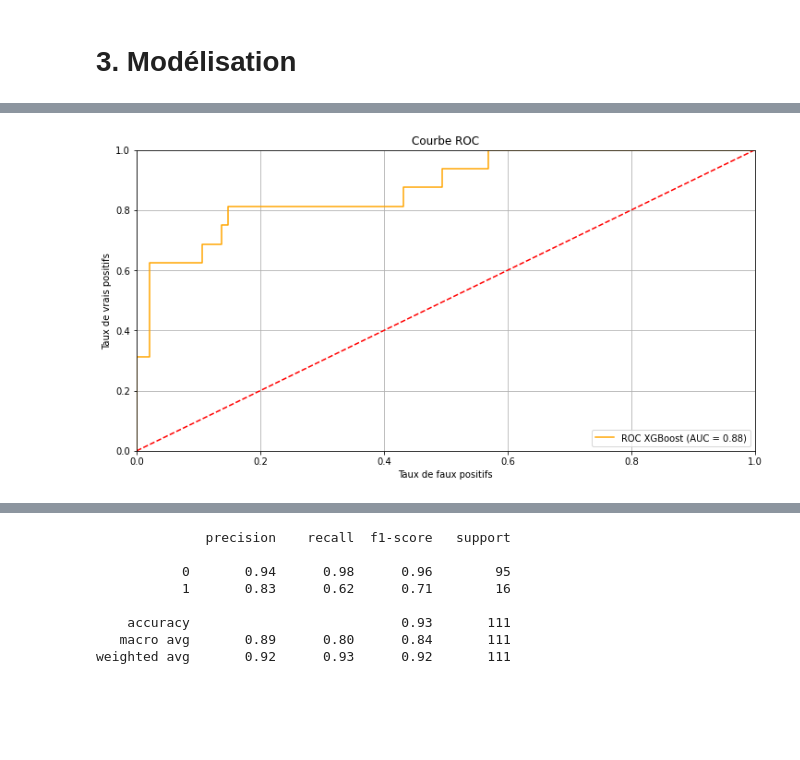
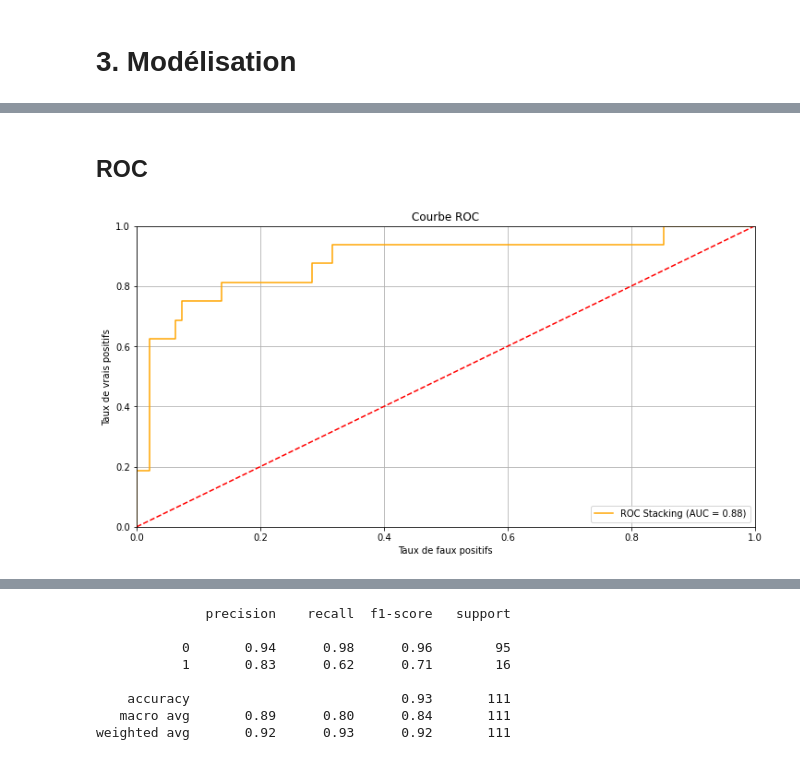
Before and after one commit to VictoorV/Pr-diction_COVID19, a Jupyter notebook: Projet covid 19.ipynb, the cells around one changed output, grey strips where cells are left out. Drawn from its saved outputs; the diff is of its cells as text; code cells hidden in the pictures; blank space fills up the shorter version.

Commit message:
Ajout du stacking, suppression du data leakage

```diff
--- a/Projet covid 19.ipynb
+++ b/Projet covid 19.ipynb
@@ -922,2 +807,2 @@ Meilleur score :  0.7545545141133377
 # %%
-xgb_model = random_search.best_estimator_
+xgb_model = random_search.best_estimator_[1]
@@ -936,0 +809,6 @@ weighted avg       0.92      0.93      0.92       111
+# %%
+pipe1 = Pipeline([
+    ('smotenc', SMOTENC(k_neighbors = 5, sampling_strategy = 0.5, categorical_features= list(col), random_state=0)),
+    ('classifier', xgb_model)
+])
+pipe1.fit(X_train, Y_train)
@@ -936,0 +913,6 @@ weighted avg       0.92      0.93      0.92       111
+# %%
+pipe2 = Pipeline([
+    ('smotenc', SMOTENC(k_neighbors = 5, sampling_strategy = 0.5, categorical_features= list(col), random_state=0)),
+    ('classifier', MLPClassifier(hidden_layer_sizes = (16,), max_iter=500, random_state=0))
+])
+pipe2.fit(X_train, Y_train)
@@ -936,0 +940,15 @@ weighted avg       0.92      0.93      0.92       111
+# %%
+from sklearn.ensemble import StackingClassifier
+
+meta_model = LogisticRegression(C= 1.5, solver = 'liblinear')
+
+stacking_model = StackingClassifier(
+    estimators=[('mlp', pipe2), ('xgb', pipe1)],
+    final_estimator=meta_model,
+    cv=5)
+
+stacking_model.fit(X_train, Y_train)
+
+y_pred = stacking_model.predict(X_test)
+
+print(classification_report(Y_test, y_pred))
@@ -937,24 +964,26 @@ weighted avg       0.92      0.93      0.92       111
+# %% [markdown]
+## ROC
 # %%
 from sklearn.metrics import roc_curve, auc
 
-y_prob = random_search.predict_proba(X_test)[:, 1]
+y_prob = stacking_model.predict_proba(X_test)[:, 1]
 
 fpr, tpr, thresholds = roc_curve(Y_test, y_prob)
 roc_auc = auc(fpr, tpr)
 
 plt.figure(figsize=(12, 6))
-plt.plot(fpr, tpr, color='orange', label=f'ROC XGBoost (AUC = {roc_auc:.2f})')
+plt.plot(fpr, tpr, color='orange', label=f'ROC Stacking (AUC = {roc_auc:.2f})')
 plt.plot([0, 1], [0, 1], color='red', linestyle='--')
 plt.xlim([0.0, 1.0])
 plt.ylim([0.0, 1.0])
 plt.xlabel('Taux de faux positifs')
 plt.ylabel('Taux de vrais positifs')
 plt.title('Courbe ROC')
 plt.legend(loc='lower right')
 plt.grid()
 plt.show()
 # %% [output]
-[figure, old version]
+[figure, new version]
 # %%
 import numpy as np
 import matplotlib.pyplot as plt
```
Also changed, not shown: parts of 49 cells of this notebook.
